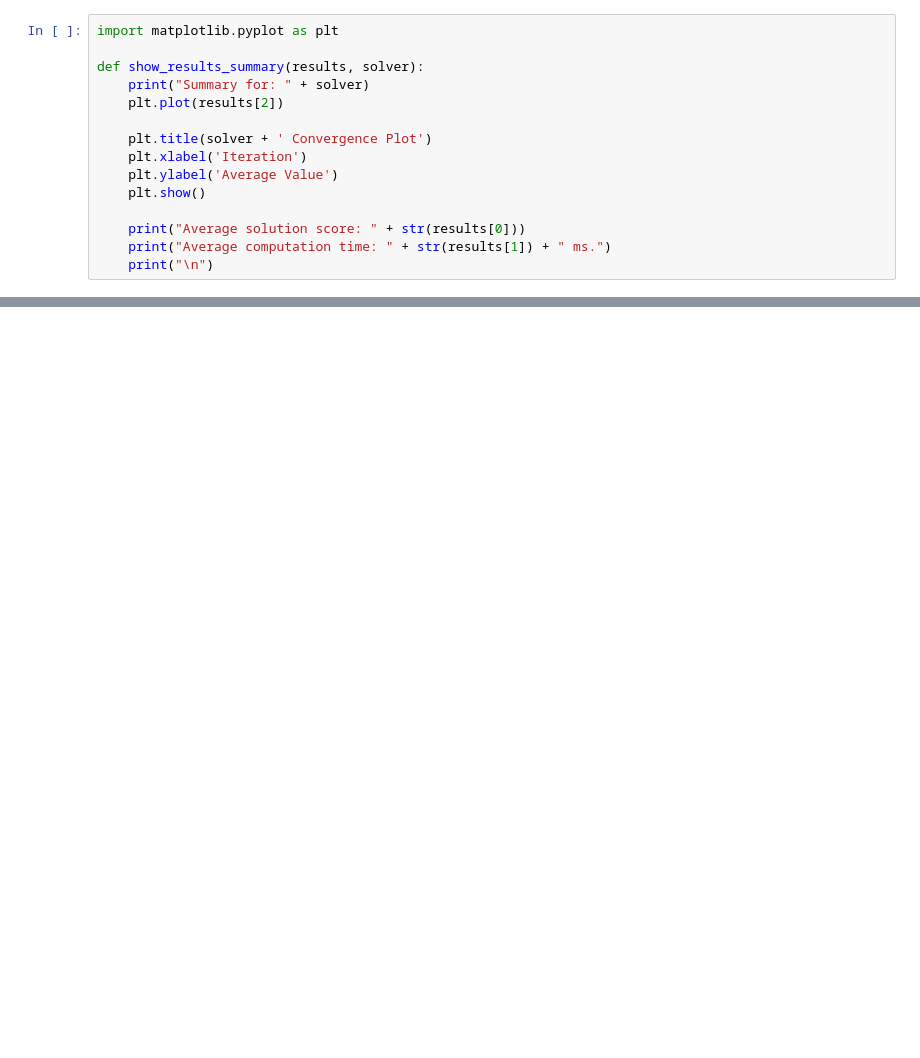
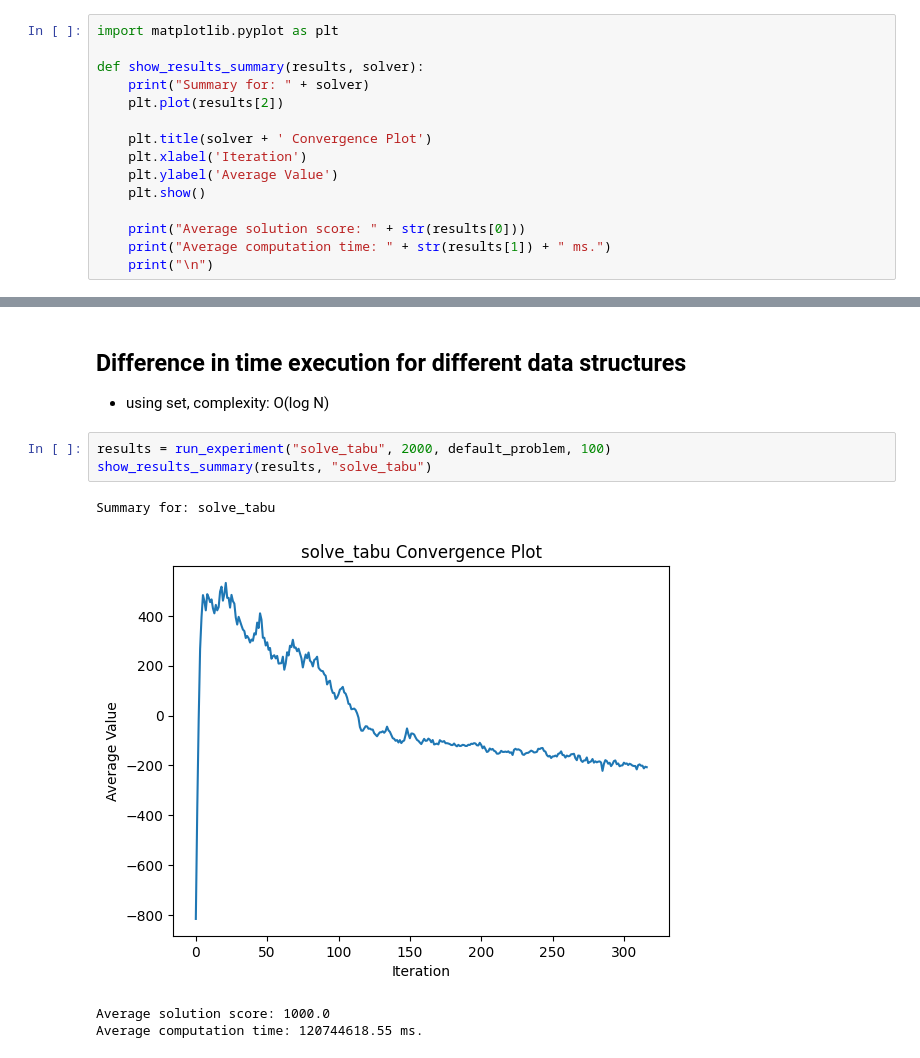
Before and after one commit to AntoniKania/metaheuristics, a Jupyter notebook: experiments.ipynb, the cells around one changed output, grey strips where cells are left out. Drawn from its saved outputs; the diff is of its cells as text; blank space fills up the shorter version.

```diff
--- a/experiments.ipynb
+++ b/experiments.ipynb
@@ -117,0 +115,11 @@ Summary for: solve_random
+# %% [markdown]
+## Difference in time execution for different data structures
+- using set, complexity: O(log N)
+# %%
+results = run_experiment("solve_tabu", 2000, default_problem, 100)
+show_results_summary(results, "solve_tabu")
+# %% [output]
+Summary for: solve_tabu
+[figure, added]
+Average solution score: 1000.0
+Average computation time: 120744618.55 ms.
```
Also changed, not shown: parts of 26 cells of this notebook, 1 other file.
